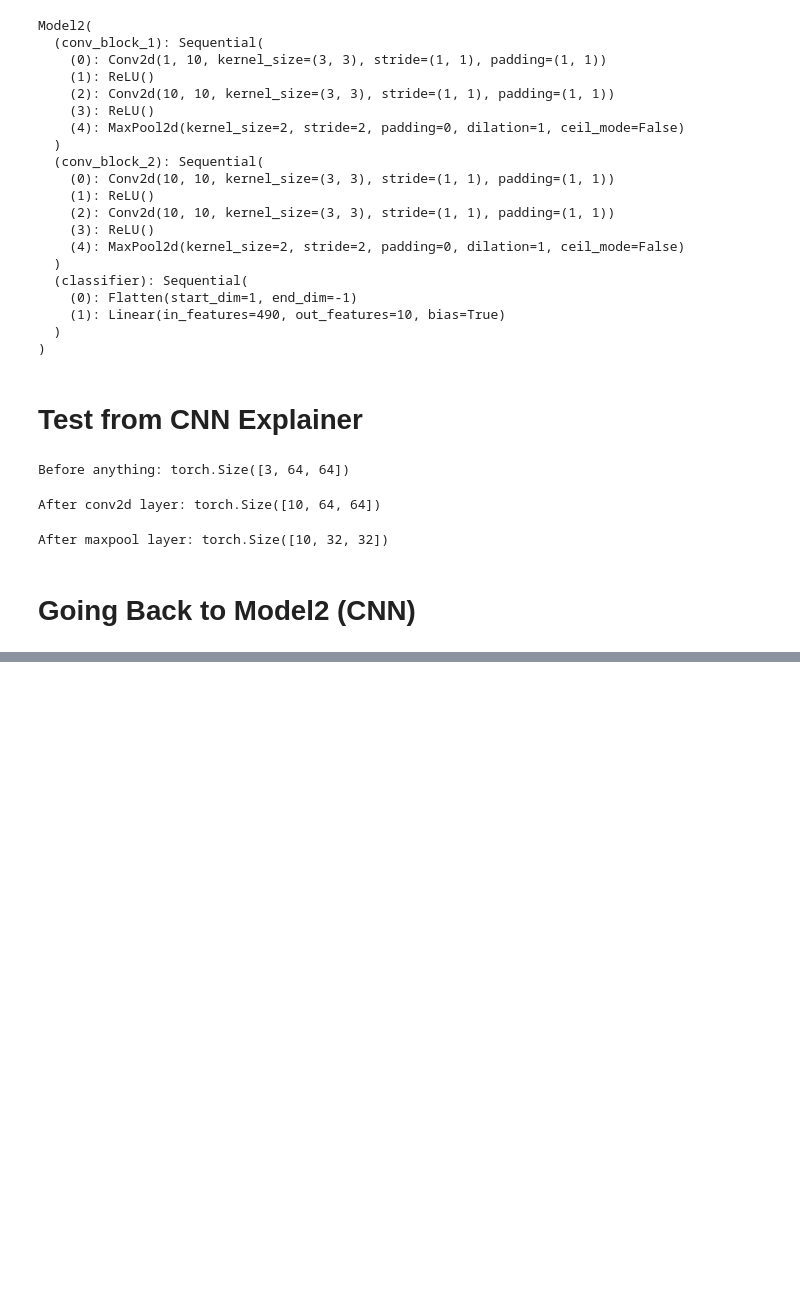
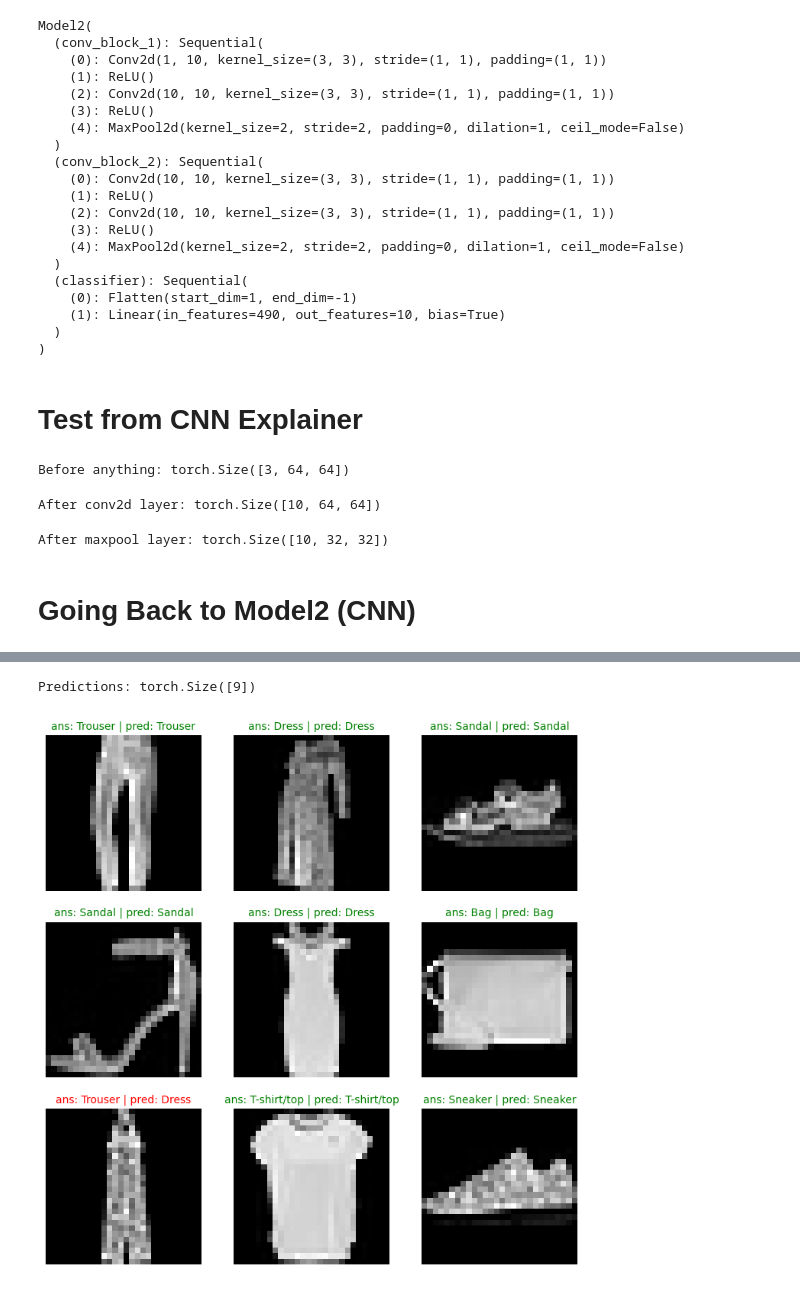
Before and after one commit to dozetype/pytorch-notes, a Jupyter notebook: cv.ipynb, the cells around one changed output, grey strips where cells are left out. Saved outputs shown, nothing was run; the diff lists cells and outputs as text; code cells hidden in the pictures; blank space fills up the shorter version.

```diff
--- a/cv.ipynb
+++ b/cv.ipynb
@@ -272,6 +272,6 @@ for epochs in range(epochs):
     test_step(model=model0, data_loader=test_dataloader, loss_fn=loss_fn, accuracy_fn=accuracy_fn)
 
 train_end = timer()
-print_train_time(train_start, train_end, device)
+model0_time = print_train_time(train_start, train_end, device)
 # %% [output]
 Epoch: 0
@@ -416,0 +451,42 @@ test_step(model=model2, data_loader=test_dataloader, loss_fn=loss_fn, accuracy_f
+# %%
+def make_predictions(model: nn.Module, data: list):
+    predictions = []
+    model.eval()
+
+    with torch.inference_mode():
+        for X in data:
+            y_logits = model(X.unsqueeze(dim=0).to(device))
+            y_preds = torch.softmax(y_logits, dim=1).argmax(dim=1)
+            predictions.append(y_preds)
+
+    predictions = torch.cat(predictions)
+    # X = X.to(device)
+    print(f"Predictions: {predictions.shape}")
+    return predictions
+# %%
+import random
+
+images = []
+ans = []
+for img, label in random.sample(list(test_data), k=9):
+    images.append(img)
+    ans.append(label)
+
+predictions = make_predictions(model=model2, data=images)
+# %% [output]
+Predictions: torch.Size([9])
+# %%
+fig = plt.figure(figsize=(9, 9))
+
+for i in range(len(images)):
+    fig.add_subplot(3, 3, i+1)
+    plt.imshow(images[i].squeeze(), cmap="gray")
+
+    if ans[i] == predictions[i]:
+        color = "green"
+    else:
+        color = "red"
+    plt.title("ans: "+classes[ans[i]]+" | pred: "+classes[predictions[i].item()], fontsize=10, c=color)
+    plt.axis(False)
+# %% [output]
+[figure, added]
```
Also changed, not shown: parts of 15 cells of this notebook.
